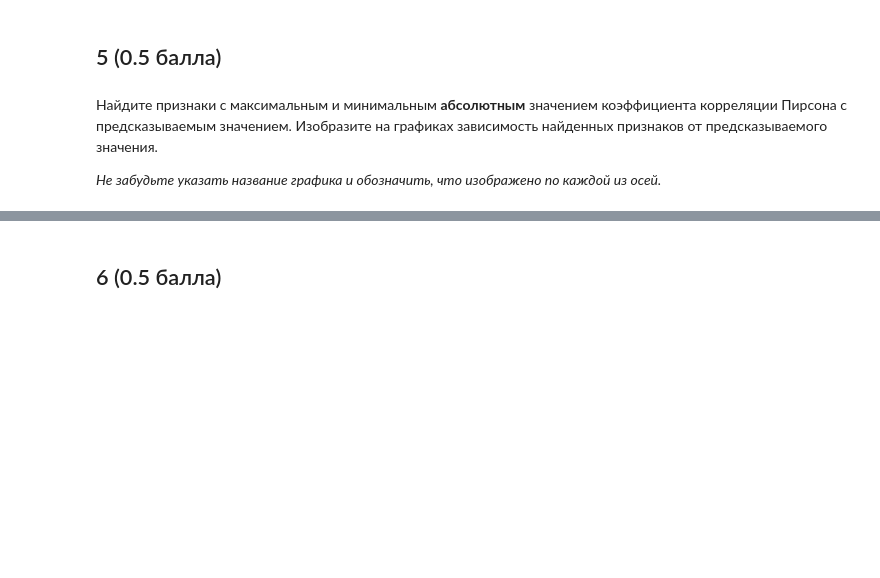
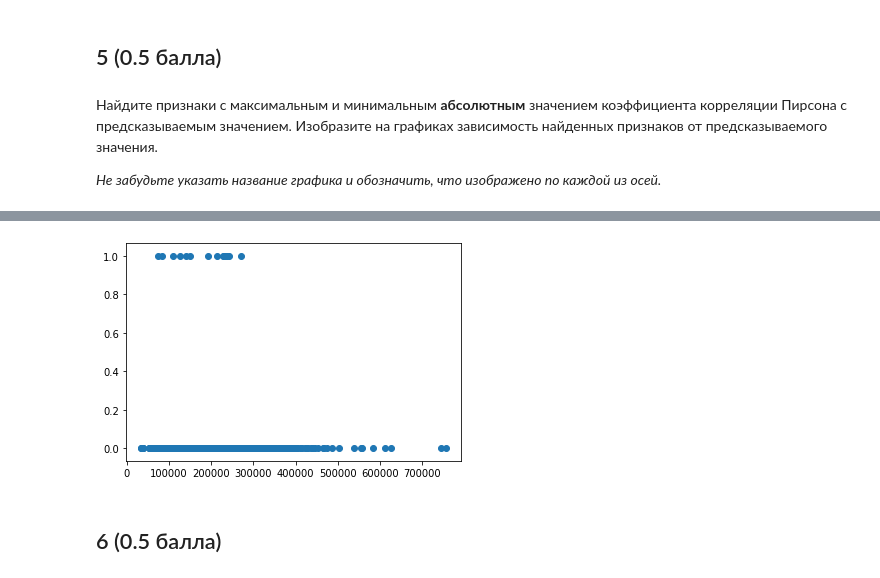
Before and after one commit to BunnyNoBugs/minor2020-iad6, a Jupyter notebook: hw02-knn-lr-gd/hw2-knn-lr-gd.ipynb, the cells around one changed output, grey strips where cells are left out. Cells and saved outputs as stored; diff of their text form; code cells hidden in the pictures; blank space fills up the shorter version.

```diff
--- a/hw02-knn-lr-gd/hw2-knn-lr-gd.ipynb
+++ b/hw02-knn-lr-gd/hw2-knn-lr-gd.ipynb
@@ -471,3 +580,8 @@ import seaborn as sns
+# %%
+plt.scatter(data['SalePrice'], data['BsmtFinType2_GLQ'])
+plt.show()
+# %% [output]
+[figure, added]
 # %% [markdown]
 ## 6 (0.5 балла)
 # %% [markdown]
```
Also changed, not shown: parts of 42 cells of this notebook, 2 other files.
